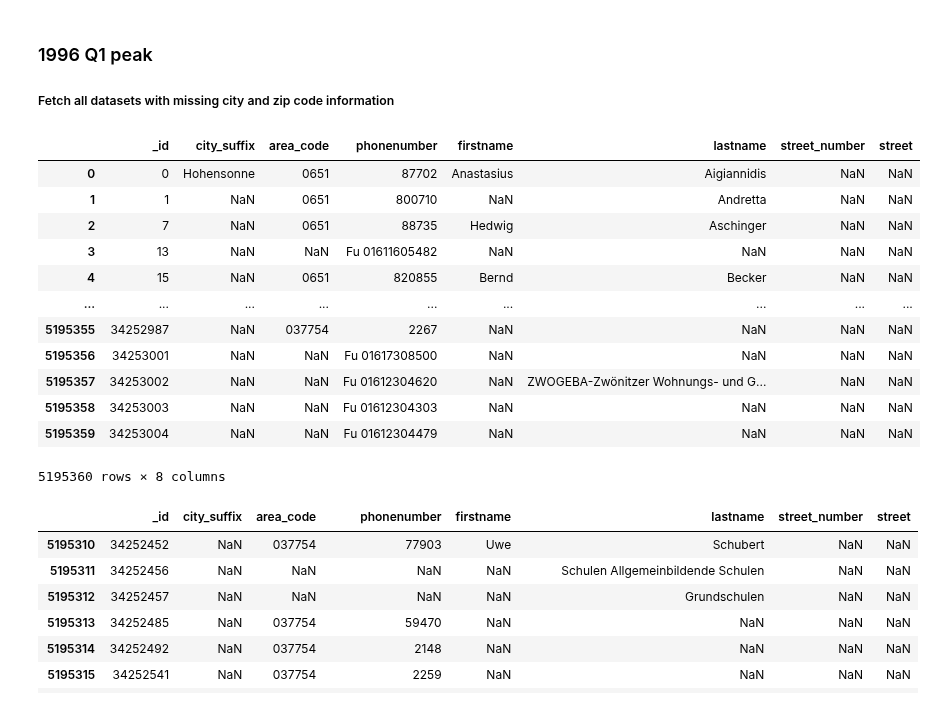
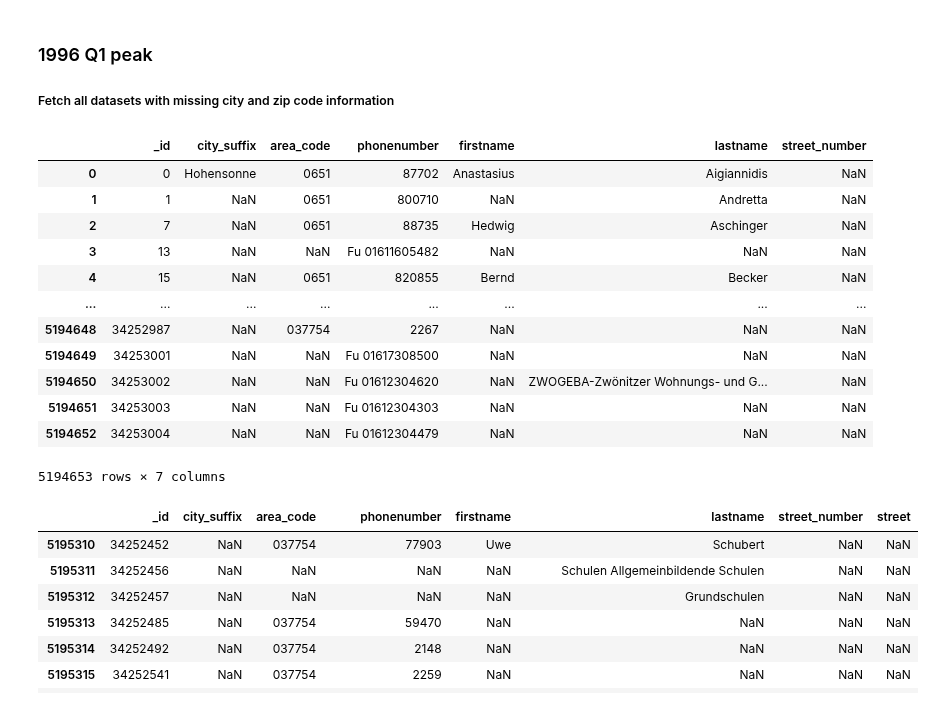
Before and after one commit to mayo-s/phonebookdiver, a Jupyter notebook: jupyter/phonebookdiver_notebook.ipynb, the cells around one changed output. Cells and saved outputs as stored; diff of their text form; code cells hidden in the pictures.

```diff
--- a/jupyter/phonebookdiver_notebook.ipynb
+++ b/jupyter/phonebookdiver_notebook.ipynb
@@ -38,0 +62,2 @@ CONNECTED to mongodb://localhost:27017 phonebookdiver
+# %%
+pd.set_option('display.max_rows', 500)
@@ -39,3 +66,9 @@ CONNECTED to mongodb://localhost:27017 phonebookdiver
+# %%
+pd.reset_option('display.max_rows')
+
+# OR
+
+# pd.reset_option('all')
 # %% [markdown]
 ### Helper functions
 
@@ -1067,20 +1091,20 @@ abbreviated_names.to_csv(r'./stats/abbreviated_names.csv', index=False)
 ### 1996 Q1 peak
 ##### Fetch all datasets with missing city and zip code information
 # %%
-peak_data_1996Q1 = pd.DataFrame(db['1996_Q1'].find({'city': None,  'zip': None}))
-peak_data_1996Q1
+peak_data_1996Q1 = list(db['1996_Q1'].find({'city': None,  'zip': None, 'street': None}))
+pd.DataFrame(peak_data_1996Q1)
 # %% [output]
-|  | _id | city_suffix | area_code | phonenumber | firstname | lastname | street_number | street |
-| 0 | 0 | Hohensonne | 0651 | 87702 | Anastasius | Aigiannidis | NaN | NaN |
-| 1 | 1 | NaN | 0651 | 800710 | NaN | Andretta | NaN | NaN |
-| 2 | 7 | NaN | 0651 | 88735 | Hedwig | Aschinger | NaN | NaN |
-| 3 | 13 | NaN | NaN | Fu 01611605482 | NaN | NaN | NaN | NaN |
-| 4 | 15 | NaN | 0651 | 820855 | Bernd | Becker | NaN | NaN |
-| ... | ... | ... | ... | ... | ... | ... | ... | ... |
-| 5195355 | 34252987 | NaN | 037754 | 2267 | NaN | NaN | NaN | NaN |
-| 5195356 | 34253001 | NaN | NaN | Fu 01617308500 | NaN | NaN | NaN | NaN |
-| 5195357 | 34253002 | NaN | NaN | Fu 01612304620 | NaN | ZWOGEBA-Zwönitzer Wohnungs- und G... | NaN | NaN |
-| 5195358 | 34253003 | NaN | NaN | Fu 01612304303 | NaN | NaN | NaN | NaN |
-| 5195359 | 34253004 | NaN | NaN | Fu 01612304479 | NaN | NaN | NaN | NaN |
+|  | _id | city_suffix | area_code | phonenumber | firstname | lastname | street_number |
+| 0 | 0 | Hohensonne | 0651 | 87702 | Anastasius | Aigiannidis | NaN |
+| 1 | 1 | NaN | 0651 | 800710 | NaN | Andretta | NaN |
+| 2 | 7 | NaN | 0651 | 88735 | Hedwig | Aschinger | NaN |
+| 3 | 13 | NaN | NaN | Fu 01611605482 | NaN | NaN | NaN |
+| 4 | 15 | NaN | 0651 | 820855 | Bernd | Becker | NaN |
+| ... | ... | ... | ... | ... | ... | ... | ... |
+| 5194648 | 34252987 | NaN | 037754 | 2267 | NaN | NaN | NaN |
+| 5194649 | 34253001 | NaN | NaN | Fu 01617308500 | NaN | NaN | NaN |
+| 5194650 | 34253002 | NaN | NaN | Fu 01612304620 | NaN | ZWOGEBA-Zwönitzer Wohnungs- und G... | NaN |
+| 5194651 | 34253003 | NaN | NaN | Fu 01612304303 | NaN | NaN | NaN |
+| 5194652 | 34253004 | NaN | NaN | Fu 01612304479 | NaN | NaN | NaN |
-5195360 rows × 8 columns
+5194653 rows × 7 columns
 # %%
```
Also changed, not shown: parts of 19 cells of this notebook.
